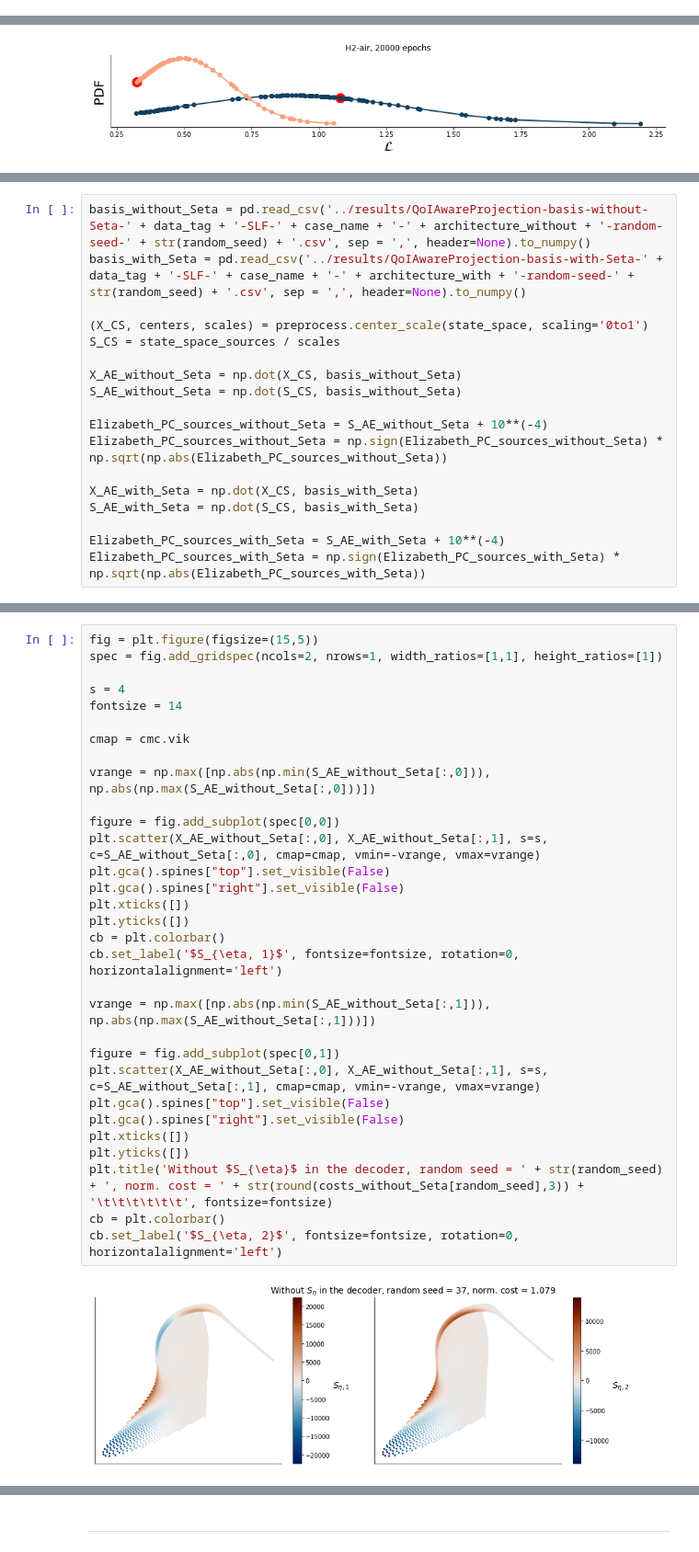
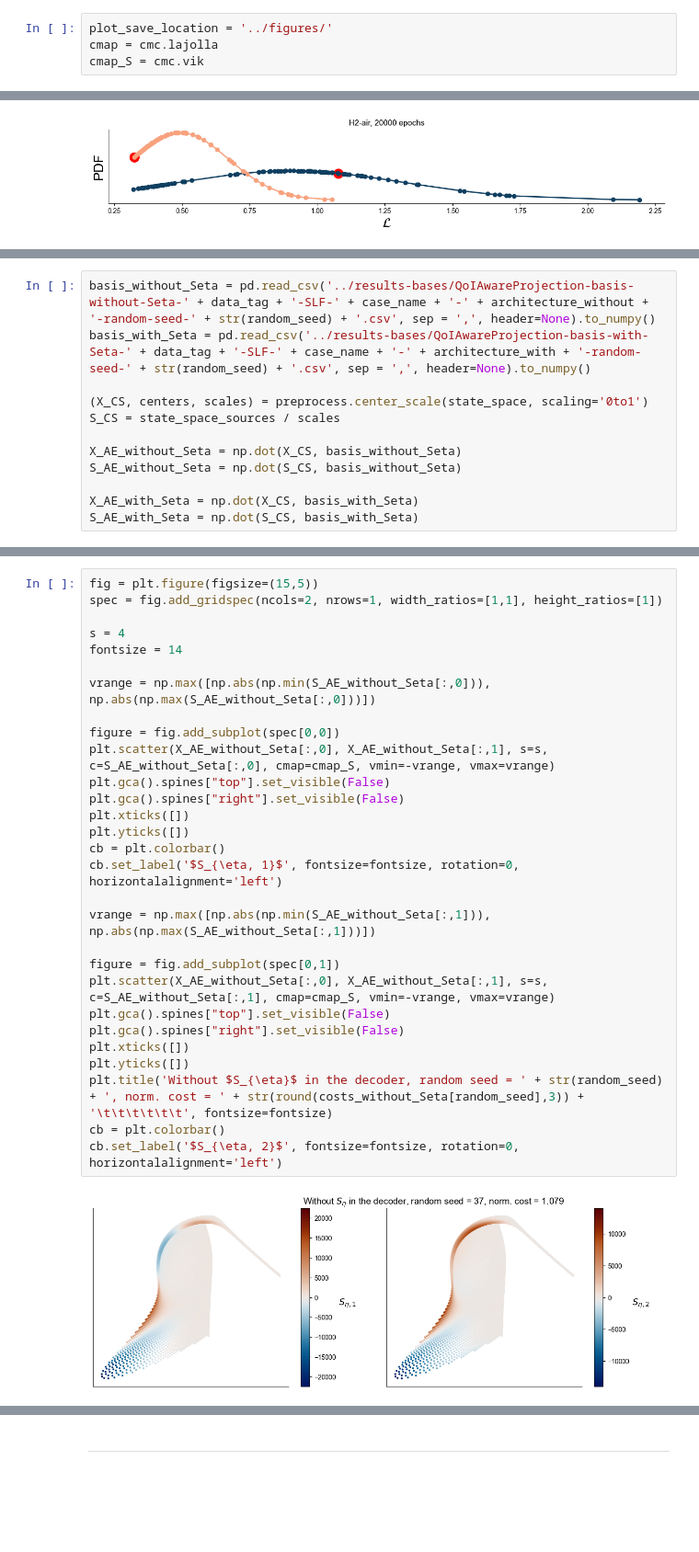
Before and after one commit to kamilazdybal/nonlinear-decoding, a Jupyter notebook: jupyter-notebooks/QoIAwareProjection-inspect-projections.ipynb, the cells around one changed output, grey strips where cells are left out. Shown at 92% size. Saved outputs shown, nothing was run; the diff lists cells and outputs as text; blank space fills up the shorter version.

```diff
--- a/jupyter-notebooks/QoIAwareProjection-inspect-projections.ipynb
+++ b/jupyter-notebooks/QoIAwareProjection-inspect-projections.ipynb
@@ -14,0 +14,4 @@ scipy==1.7.3
+# %%
+plot_save_location = '../figures/'
+cmap = cmc.lajolla
+cmap_S = cmc.vik
@@ -224,6 +233,6 @@ np.savetxt('../results/' + data_tag + '-PDF-with-Seta-' + str(n_components) + 'D
 # %%
-basis_without_Seta = pd.read_csv('../results/QoIAwareProjection-basis-without-Seta-' + data_tag + '-SLF-' + case_name + '-' + architecture_without + '-random-seed-' + str(random_seed) + '.csv', sep = ',', header=None).to_numpy()
-basis_with_Seta = pd.read_csv('../results/QoIAwareProjection-basis-with-Seta-' + data_tag + '-SLF-' + case_name + '-' + architecture_with + '-random-seed-' + str(random_seed) + '.csv', sep = ',', header=None).to_numpy()
+basis_without_Seta = pd.read_csv('../results-bases/QoIAwareProjection-basis-without-Seta-' + data_tag + '-SLF-' + case_name + '-' + architecture_without + '-random-seed-' + str(random_seed) + '.csv', sep = ',', header=None).to_numpy()
+basis_with_Seta = pd.read_csv('../results-bases/QoIAwareProjection-basis-with-Seta-' + data_tag + '-SLF-' + case_name + '-' + architecture_with + '-random-seed-' + str(random_seed) + '.csv', sep = ',', header=None).to_numpy()
 
 (X_CS, centers, scales) = preprocess.center_scale(state_space, scaling='0to1')
 S_CS = state_space_sources / scales
@@ -231,14 +240,8 @@ S_CS = state_space_sources / scales
 X_AE_without_Seta = np.dot(X_CS, basis_without_Seta)
 S_AE_without_Seta = np.dot(S_CS, basis_without_Seta)
 
-Elizabeth_PC_sources_without_Seta = S_AE_without_Seta + 10**(-4)
-Elizabeth_PC_sources_without_Seta = np.sign(Elizabeth_PC_sources_without_Seta) * np.sqrt(np.abs(Elizabeth_PC_sources_without_Seta))
-
 X_AE_with_Seta = np.dot(X_CS, basis_with_Seta)
 S_AE_with_Seta = np.dot(S_CS, basis_with_Seta)
-
-Elizabeth_PC_sources_with_Seta = S_AE_with_Seta + 10**(-4)
-Elizabeth_PC_sources_with_Seta = np.sign(Elizabeth_PC_sources_with_Seta) * np.sqrt(np.abs(Elizabeth_PC_sources_with_Seta))
 # %%
 fig = plt.figure(figsize=(5,5))
 spec = fig.add_gridspec(ncols=1, nrows=1, width_ratios=[1], height_ratios=[1])
@@ -318,36 +315,34 @@ cb.set_label('$S_{\eta, 2}$', fontsize=fontsize, rotation=0, horizontalalignment
 # %%
 fig = plt.figure(figsize=(15,5))
 spec = fig.add_gridspec(ncols=2, nrows=1, width_ratios=[1,1], height_ratios=[1])
 
 s = 4
 fontsize = 14
 
-cmap = cmc.vik
-
 vrange = np.max([np.abs(np.min(S_AE_without_Seta[:,0])), np.abs(np.max(S_AE_without_Seta[:,0]))])
 
 figure = fig.add_subplot(spec[0,0])
-plt.scatter(X_AE_without_Seta[:,0], X_AE_without_Seta[:,1], s=s, c=S_AE_without_Seta[:,0], cmap=cmap, vmin=-vrange, vmax=vrange)
+plt.scatter(X_AE_without_Seta[:,0], X_AE_without_Seta[:,1], s=s, c=S_AE_without_Seta[:,0], cmap=cmap_S, vmin=-vrange, vmax=vrange)
 plt.gca().spines["top"].set_visible(False)
 plt.gca().spines["right"].set_visible(False)
 plt.xticks([])
 plt.yticks([])
 cb = plt.colorbar()
 cb.set_label('$S_{\eta, 1}$', fontsize=fontsize, rotation=0, horizontalalignment='left')
 
 vrange = np.max([np.abs(np.min(S_AE_without_Seta[:,1])), np.abs(np.max(S_AE_without_Seta[:,1]))])
 
 figure = fig.add_subplot(spec[0,1])
-plt.scatter(X_AE_without_Seta[:,0], X_AE_without_Seta[:,1], s=s, c=S_AE_without_Seta[:,1], cmap=cmap, vmin=-vrange, vmax=vrange)
+plt.scatter(X_AE_without_Seta[:,0], X_AE_without_Seta[:,1], s=s, c=S_AE_without_Seta[:,1], cmap=cmap_S, vmin=-vrange, vmax=vrange)
 plt.gca().spines["top"].set_visible(False)
 plt.gca().spines["right"].set_visible(False)
 plt.xticks([])
 plt.yticks([])
 plt.title('Without $S_{\eta}$ in the decoder, random seed = ' + str(random_seed) + ', norm. cost = ' + str(round(costs_without_Seta[random_seed],3)) + '\t\t\t\t\t\t', fontsize=fontsize)
 cb = plt.colorbar()
 cb.set_label('$S_{\eta, 2}$', fontsize=fontsize, rotation=0, horizontalalignment='left')
 # %% [output]
-[figure, old version]
+[figure, new version]
 # %%
 fig = plt.figure(figsize=(26,8))
 spec = fig.add_gridspec(ncols=len(selected_state_variables), nrows=2, width_ratios=[1 for i in range(0,len(selected_state_variables))], height_ratios=[1,1])
```
Also changed, not shown: parts of 14 cells of this notebook, 9 other files.
